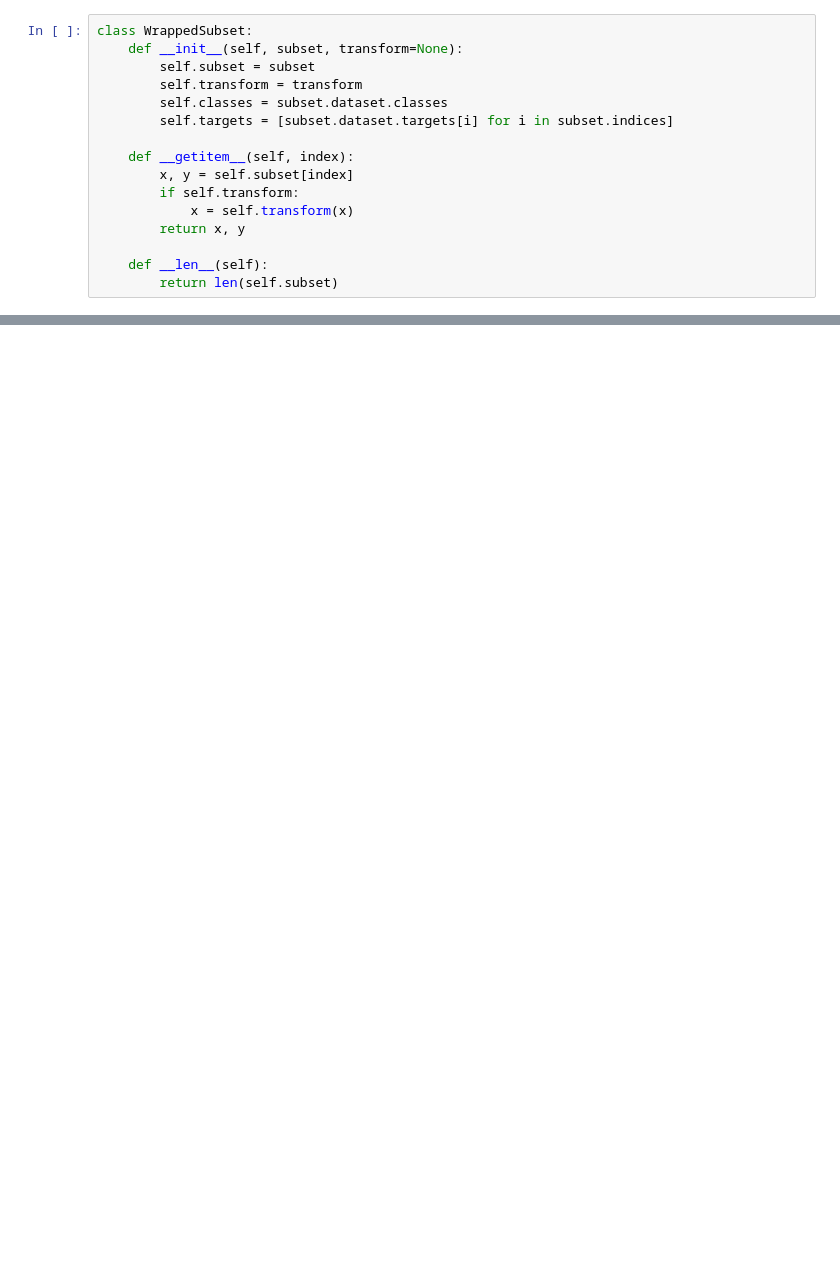
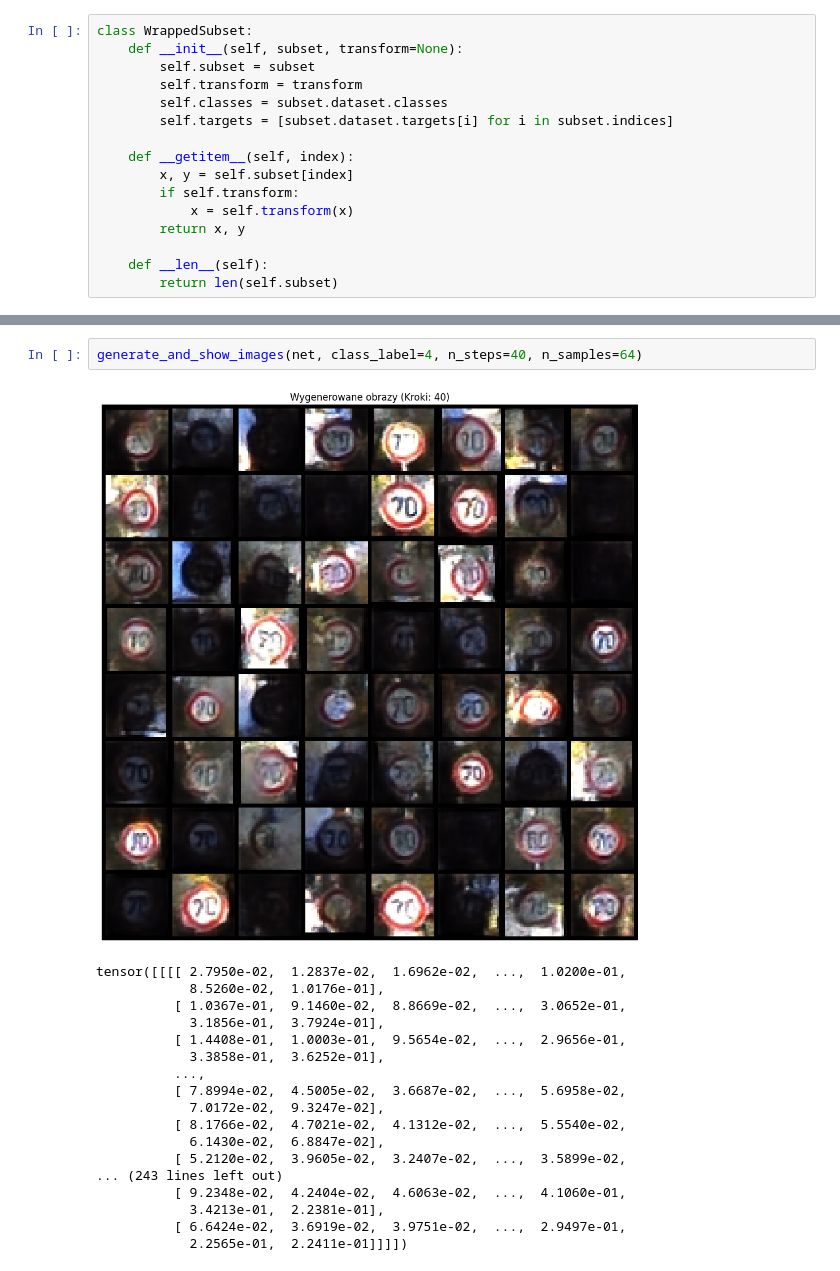
Before and after one commit to SebastianBoteroLeonik/SSNE_miniprojekt4, a Jupyter notebook: sroda_BoteroLeonikSebastian_JedrychAdrian.ipynb, the cells around one changed output, grey strips where cells are left out. Cells and saved outputs as stored; diff of their text form; blank space fills up the shorter version.

```diff
--- a/sroda_BoteroLeonikSebastian_JedrychAdrian.ipynb
+++ b/sroda_BoteroLeonikSebastian_JedrychAdrian.ipynb
@@ -257 +364,22 @@ Finished epoch 19. Average loss for this epoch: 0.344579
+# %%
+generate_and_show_images(net, class_label=4, n_steps=40, n_samples=64)
+# %% [output]
+[figure, added]
+tensor([[[[ 2.7950e-02,  1.2837e-02,  1.6962e-02,  ...,  1.0200e-01,
+            8.5260e-02,  1.0176e-01],
+          [ 1.0367e-01,  9.1460e-02,  8.8669e-02,  ...,  3.0652e-01,
+            3.1856e-01,  3.7924e-01],
+          [ 1.4408e-01,  1.0003e-01,  9.5654e-02,  ...,  2.9656e-01,
+            3.3858e-01,  3.6252e-01],
+          ...,
+          [ 7.8994e-02,  4.5005e-02,  3.6687e-02,  ...,  5.6958e-02,
+            7.0172e-02,  9.3247e-02],
+          [ 8.1766e-02,  4.7021e-02,  4.1312e-02,  ...,  5.5540e-02,
+            6.1430e-02,  6.8847e-02],
+          [ 5.2120e-02,  3.9605e-02,  3.2407e-02,  ...,  3.5899e-02,
+... (243 lines left out)
+          [ 9.2348e-02,  4.2404e-02,  4.6063e-02,  ...,  4.1060e-01,
+            3.4213e-01,  2.2381e-01],
+          [ 6.6424e-02,  3.6919e-02,  3.9751e-02,  ...,  2.9497e-01,
+            2.2565e-01,  2.2411e-01]]]])
 # %%
```
Also changed, not shown: parts of 18 cells of this notebook.
